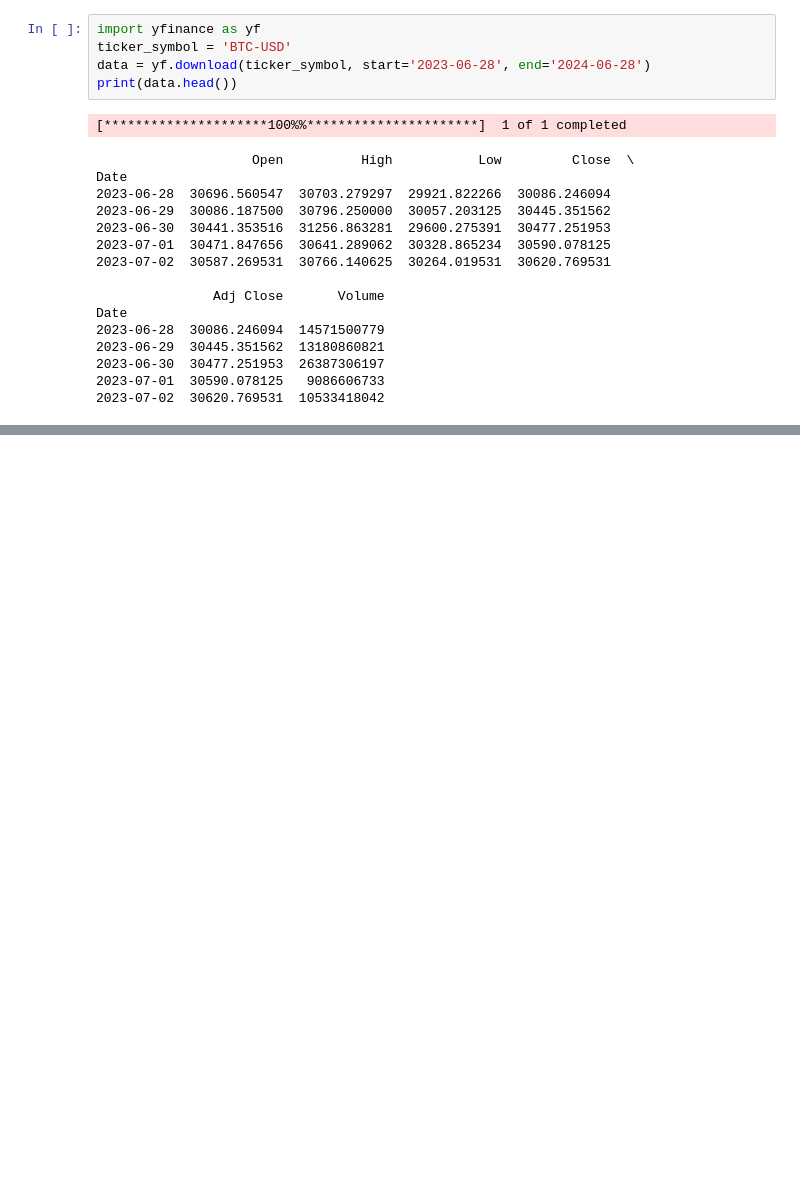
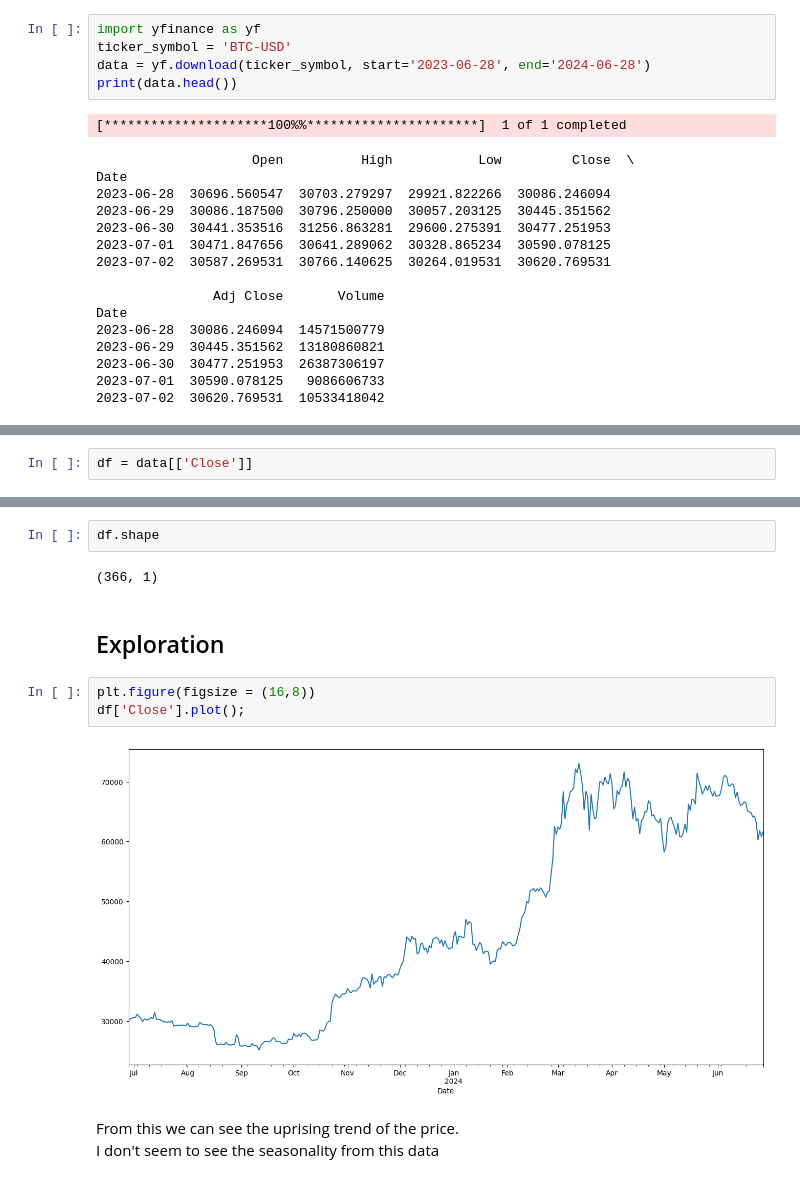
Before and after one commit to KomangAndika/ARIMA-And-Friends, a Jupyter notebook: ARIMA_Friends_BTC-USD.ipynb, the cells around one changed output, grey strips where cells are left out. Cells and saved outputs as stored; diff of their text form; blank space fills up the shorter version.

```diff
--- a/ARIMA_Friends_BTC-USD.ipynb
+++ b/ARIMA_Friends_BTC-USD.ipynb
@@ -25,0 +59,2 @@ Date
+# %%
+df = data[['Close']]
@@ -25,0 +71,14 @@ Date
+# %%
+df.shape
+# %% [output]
+(366, 1)
+# %% [markdown]
+## Exploration
+# %%
+plt.figure(figsize = (16,8))
+df['Close'].plot();
+# %% [output]
+[figure, added]
+# %% [markdown]
+From this we can see the uprising trend of the price. <br>
+I don't seem to see the seasonality from this data
```
Also changed, not shown: parts of 5 cells of this notebook.
